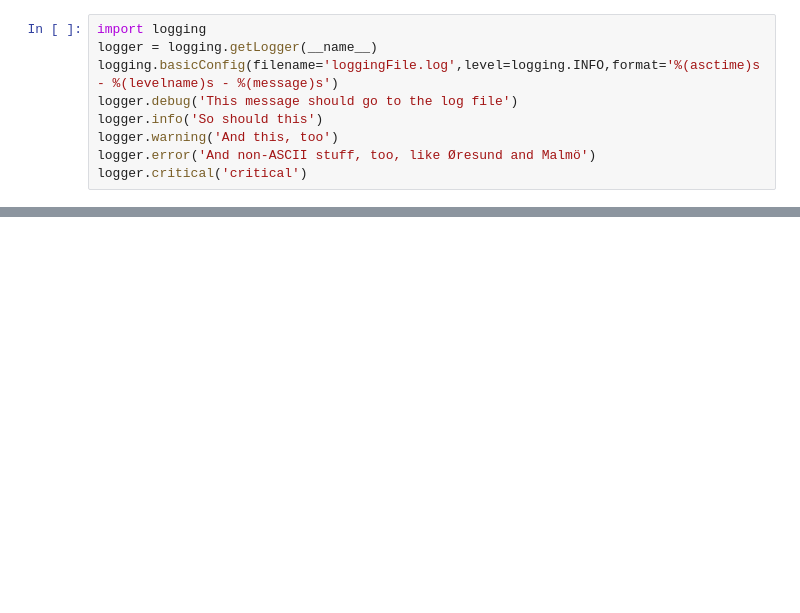
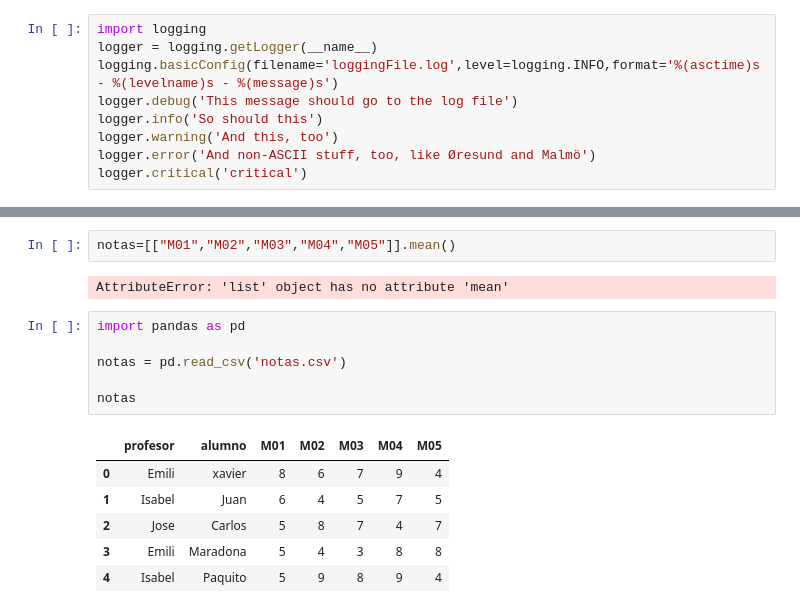
Before and after one commit to Bemen3M07/jupiter-logs-pandas-OmaimaBenHamouda, a Jupyter notebook: logging.ipynb, the cells around one changed output, grey strips where cells are left out. Cells and saved outputs as stored; diff of their text form; blank space fills up the shorter version.

```diff
--- a/logging.ipynb
+++ b/logging.ipynb
@@ -15,0 +37,17 @@ while True:
+# %%
+notas=[["M01","M02","M03","M04","M05"]].mean()
+# %% [output]
+AttributeError: 'list' object has no attribute 'mean'
+# %%
+import pandas as pd
+
+notas = pd.read_csv('notas.csv')
+
+notas
+# %% [output]
+|  | profesor | alumno | M01 | M02 | M03 | M04 | M05 |
+| 0 | Emili | xavier | 8 | 6 | 7 | 9 | 4 |
+| 1 | Isabel | Juan | 6 | 4 | 5 | 7 | 5 |
+| 2 | Jose | Carlos | 5 | 8 | 7 | 4 | 7 |
+| 3 | Emili | Maradona | 5 | 4 | 3 | 8 | 8 |
+| 4 | Isabel | Paquito | 5 | 9 | 8 | 9 | 4 |
```
Also changed, not shown: parts of 13 cells of this notebook, 1 other file.
